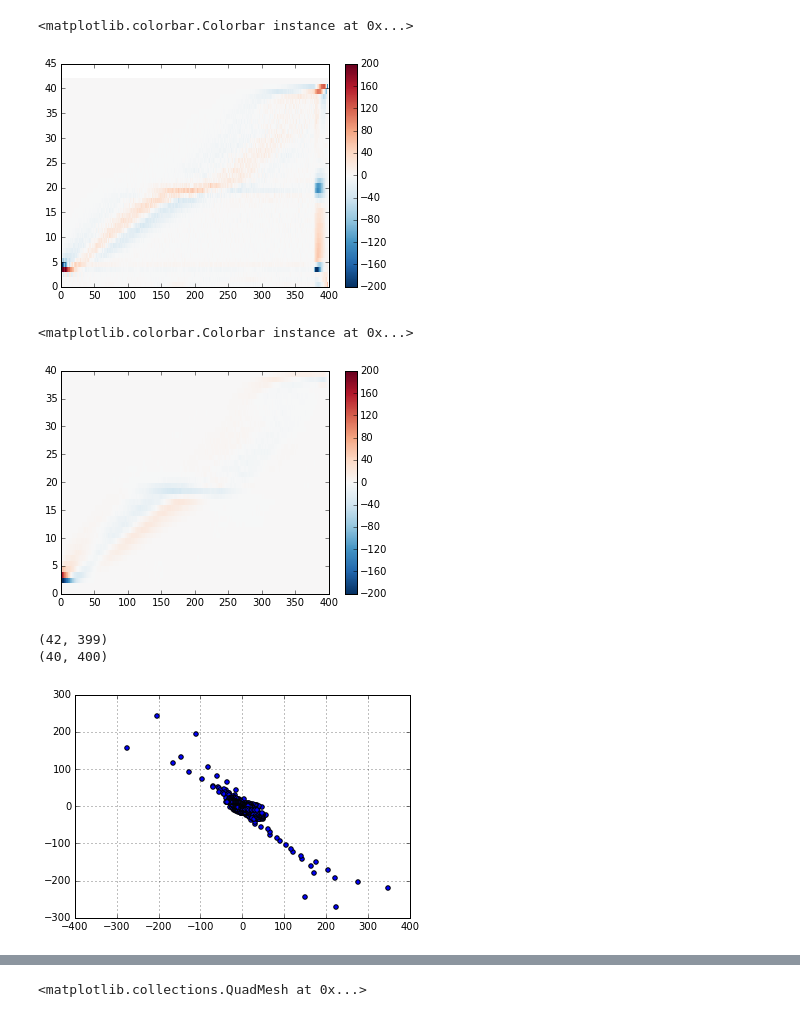
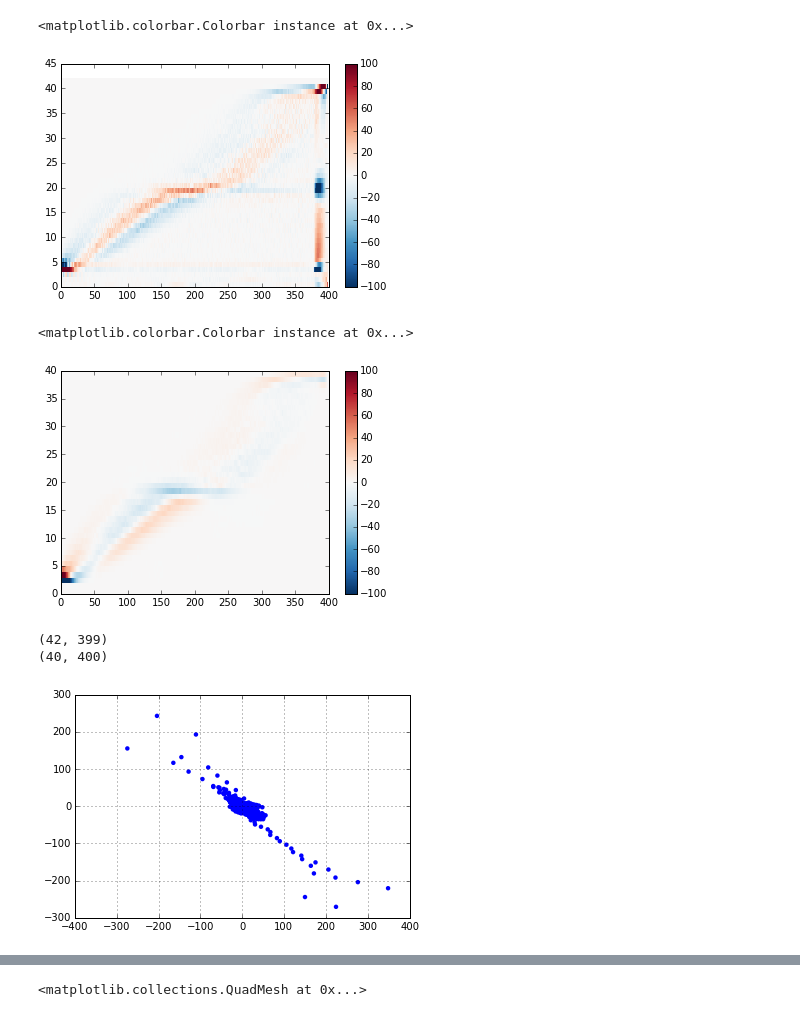
Before and after one commit to dhruvbalwada/watermass, a Jupyter notebook: global_latlon_layers_analysis/layers_analysis_channel_xray.ipynb, the cells around one changed output, grey strips where cells are left out. Drawn from its saved outputs; the diff is of its cells as text; code cells hidden in the pictures.

```diff
--- a/global_latlon_layers_analysis/layers_analysis_channel_xray.ipynb
+++ b/global_latlon_layers_analysis/layers_analysis_channel_xray.ipynb
@@ -7,7 +7,14 @@ from matplotlib import pyplot as plt
 # %%
 import xgcm
 # %%
-iters = [2073600]
-ddir = '/data/scratch/rpa/channel_moc/GCM/run'
-ds1 = xgcm.open_mdsdataset(ddir, iters, deltaT=900, prefix=['DiagLAYERS-diapycnal'])
-ds2 = xgcm.open_mdsdataset(ddir, iters, deltaT=900, prefix=['DiagLAYERS-transport'])
+iter0 = 2419200
+delta_iter = 345600
+deltaT = 900
+iters_trend = [iter0-delta_iter, iter0]
+
+ddir = '/data/scratch/rpa/channel_moc/GCM/run_Kr_8e5'
+ds = xgcm.open_mdsdataset(ddir, [iter0], deltaT=deltaT,
+            prefix=['DiagLAYERS-diapycnal','DiagLAYERS-transport'])
+gcm = xgcm.GCMDataset(ds)
+ds_trend = xgcm.open_mdsdataset(ddir, iters_trend, deltaT=deltaT,
+                prefix=['DiagLAYERS-trend'])
@@ -14,24 +309,24 @@ ds2 = xgcm.open_mdsdataset(ddir, iters, deltaT=900, prefix=['DiagLAYERS-transpor
 # %%
 # convergence from mass transport
-vh = (ds2.LaVH1TH * ds2.dxG).mean(dim=('time','X'))
+vh = (ds.LaVH1TH * ds.dxG).mean(dim=('time','X'))
 diff_vh = np.diff(vh.values, axis=vh.get_axis_num('Yp1'))
 
-wh = ((ds1.LaTz1TH + ds1.LaTs1TH)*ds1.rA).mean(dim=('time','X'))
-diff_wh = np.diff(wh.values, axis=wh.get_axis_num('_LAYERS_'))
+wh = ((ds.LaTz1TH + ds.LaTs1TH)*ds.rA).mean(dim=('time','X'))
+diff_wh = np.diff(wh.values, axis=wh.get_axis_num('layers1TH_interface'))
 # %%
 plt.pcolormesh(diff_vh, cmap='RdBu_r')
-plt.clim([-200,200])
+plt.clim([-100,100])
 plt.colorbar()
 # %% [output]
 <matplotlib.colorbar.Colorbar instance at 0x...>
-[figure, old version]
+[figure, new version]
 # %%
 plt.pcolormesh(diff_wh, cmap='RdBu_r')
-plt.clim([-200,200])
+plt.clim([-100,100])
 plt.colorbar()
 # %% [output]
 <matplotlib.colorbar.Colorbar instance at 0x...>
-[figure, old version]
+[figure, new version]
 # %%
 print diff_vh.shape
 print diff_wh.shape
@@ -39,7 +334,7 @@ print diff_wh.shape
 (42, 399)
 (40, 400)
 # %%
-plt.scatter(diff_vh[1:-1,:-20], diff_wh[:,:-21])
+plt.scatter(diff_vh[1:-1,:-40], diff_wh[:,:-41], edgecolor='none')
 plt.grid()
 # %% [output]
-[figure, old version]
+[figure, new version]
```
Also changed, not shown: parts of 28 cells of this notebook.
